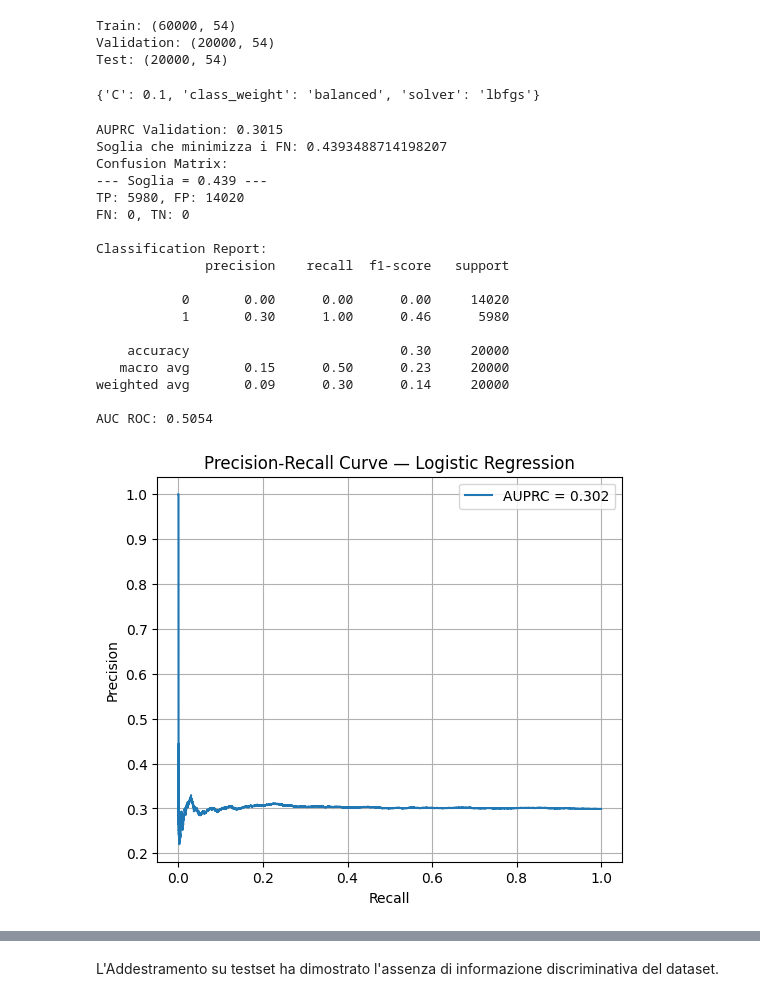
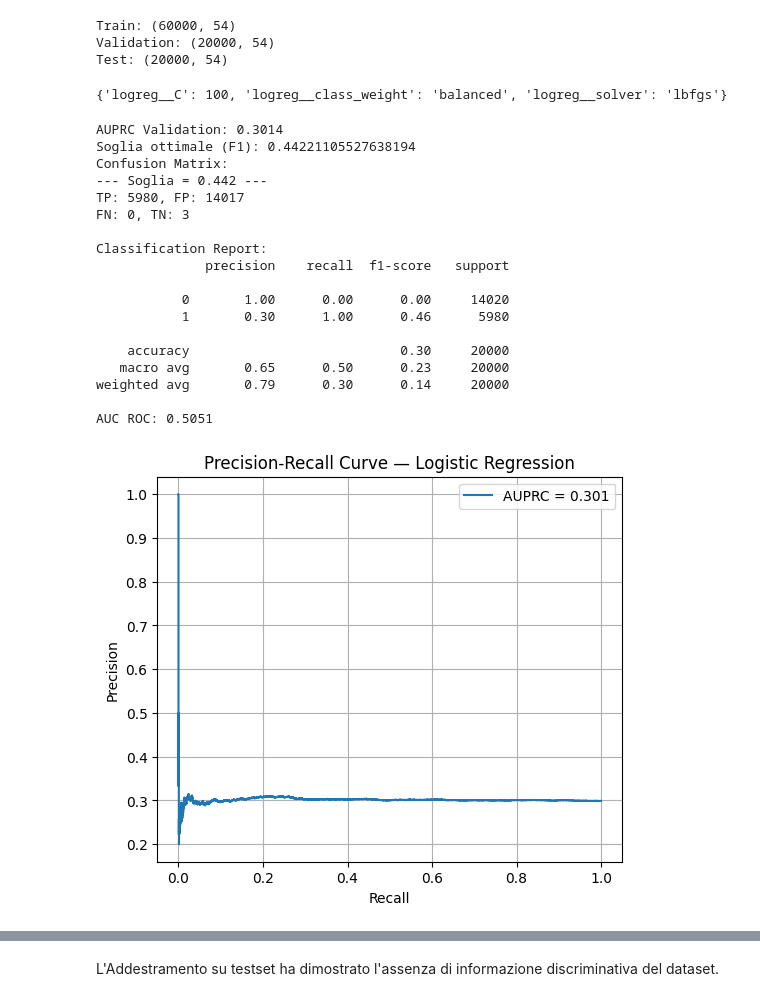
Before and after one commit to ArmandoPalermo/EDA_health_lifestyle_classification, a Jupyter notebook: EDA_Health_Lifestyle_Classification.ipynb, the cells around one changed output, grey strips where cells are left out. Saved outputs shown, nothing was run; the diff lists cells and outputs as text; code cells hidden in the pictures.

Commit message:
Aggiunta Pipeline per training

```diff
--- a/EDA_Health_Lifestyle_Classification.ipynb
+++ b/EDA_Health_Lifestyle_Classification.ipynb
@@ -264,7 +268,7 @@ df["smoking_level"] = df["smoking_level"].map({"Non-smoker": 0, "Light": 1, "Hea
 df["device_usage"] = df["device_usage"].map({"Low": 0, "Moderate": 1, "High": 2})
 df["healthcare_access"] = df["healthcare_access"].map({"Poor": 0, "Moderate": 1, "Good": 2})
 df["sunlight_exposure"] = df["sunlight_exposure"].map({"Low": 0, "Moderate": 1, "High": 2})
-df["education_level"] = df["education_level"].map({ "High School": 0, "Bachelor": 1, "Master": 2, "PhD": 5})
+df["education_level"] = df["education_level"].map({ "High School": 0, "Bachelor": 1, "Master": 2, "PhD": 3})
 # %%
 #ONE HOT ENCODING
 df = pd.get_dummies(df, columns=["occupation"], drop_first=True, dtype=int)
@@ -347,43 +344,55 @@ X_test_scaled  = scaler.transform(X_test)
 # %%
 # Addestramento Logistic Regression tramite GridSearchCV
-models = {}
 
+
+pipeline_lr = Pipeline([
+    ('scaler', MinMaxScaler()),
+    ('logreg', LogisticRegression(max_iter=2000))
+])
 #Griglia di parametrei per l adddestramento
 param_grid = {
-    'C': [0.001, 0.01, 0.1, 1, 10, 100],
-    'solver': ['lbfgs'],
-    'class_weight': ['balanced']
+    'logreg__C': [0.001, 0.01, 0.1, 1, 10, 100],
+    'logreg__solver': ['lbfgs'],
+    'logreg__class_weight': ['balanced']
 }
 
 grid = GridSearchCV(
-    LogisticRegression(max_iter=2000),
-    param_grid,
+    estimator=pipeline_lr,
+    param_grid=param_grid,
     scoring='average_precision',
     cv=5,
     n_jobs=-1
 )
 
-grid.fit(X_train_scaled, y_train)
+grid.fit(X_train, y_train)
 
-# Print della configurazione ottima
 best_logreg = grid.best_estimator_
 print(grid.best_params_)
 # %% [output]
-{'C': 0.1, 'class_weight': 'balanced', 'solver': 'lbfgs'}
+{'logreg__C': 100, 'logreg__class_weight': 'balanced', 'logreg__solver': 'lbfgs'}
 # %%
-#Estrazione delle probabilita
-y_proba = best_logreg.predict_proba(X_val_scaled)[:, 1]
+# VALUTAZIONE SUL VALIDATION SET
+y_proba = best_logreg.predict_proba(X_val)[:, 1]
 
 
-precision, recall, thresholds = precision_recall_curve(y_val, y_proba)
+precision, recall, _ = precision_recall_curve(y_val, y_proba)
 auprc = auc(recall, precision)
 
 print(f"AUPRC Validation: {auprc:.4f}")
 
-# Scelgo al soglia che massimizza il recall , ovvero minimizza i falsi negativi
-idx = np.argmax(recall[:-1])
-best_threshold = thresholds[idx]
-print("Soglia che minimizza i FN:", best_threshold)
+#Soglia che massimizza F1 score
+best_threshold = 0
+best_f1 = -1
+candidate_thresholds = np.linspace(0, 1, 200)
+
+for thr in candidate_thresholds:
+    y_pred = (y_proba >= thr).astype(int)
+    f1 = f1_score(y_val, y_pred)
+    if f1 > best_f1:
+        best_f1 = f1
+        best_threshold = thr
+
+print("Soglia ottimale (F1):", best_threshold)
 
 
 # Applico la soglia per ottenere le etichette predette
@@ -408,41 +417,41 @@ print(f"AUC ROC: {auc_roc:.4f}")
 
 # Plot pr curve
 plt.figure(figsize=(6,5))
 plt.plot(recall, precision, label=f'AUPRC = {auprc:.3f}')
 plt.xlabel('Recall')
 plt.ylabel('Precision')
 plt.title('Precision-Recall Curve — Logistic Regression')
 plt.legend()
 plt.grid(True)
 plt.show()
 
 # olot ROC curve
 plt.figure(figsize=(6,5))
 plt.plot(fpr, tpr, label=f'ROC = {auc_roc:.3f}')
 plt.xlabel('False Positive Rate')
 plt.ylabel('True Positive Rate')
 plt.title('ROC Curve — Logistic Regression')
 plt.legend()
 plt.grid(True)
 plt.show()
 # %% [output]
-AUPRC Validation: 0.3015
-Soglia che minimizza i FN: 0.4393488714198207
+AUPRC Validation: 0.3014
+Soglia ottimale (F1): 0.44221105527638194
 Confusion Matrix:
---- Soglia = 0.439 ---
-TP: 5980, FP: 14020
-FN: 0, TN: 0
+--- Soglia = 0.442 ---
+TP: 5980, FP: 14017
+FN: 0, TN: 3
 
 Classification Report:
               precision    recall  f1-score   support
 
-           0       0.00      0.00      0.00     14020
+           0       1.00      0.00      0.00     14020
            1       0.30      1.00      0.46      5980
 
     accuracy                           0.30     20000
-   macro avg       0.15      0.50      0.23     20000
-weighted avg       0.09      0.30      0.14     20000
+   macro avg       0.65      0.50      0.23     20000
+weighted avg       0.79      0.30      0.14     20000
 
-AUC ROC: 0.5054
+AUC ROC: 0.5051
-[figure, old version]
+[figure, new version]
 [figure]
```
Also changed, not shown: parts of 13 cells of this notebook.
